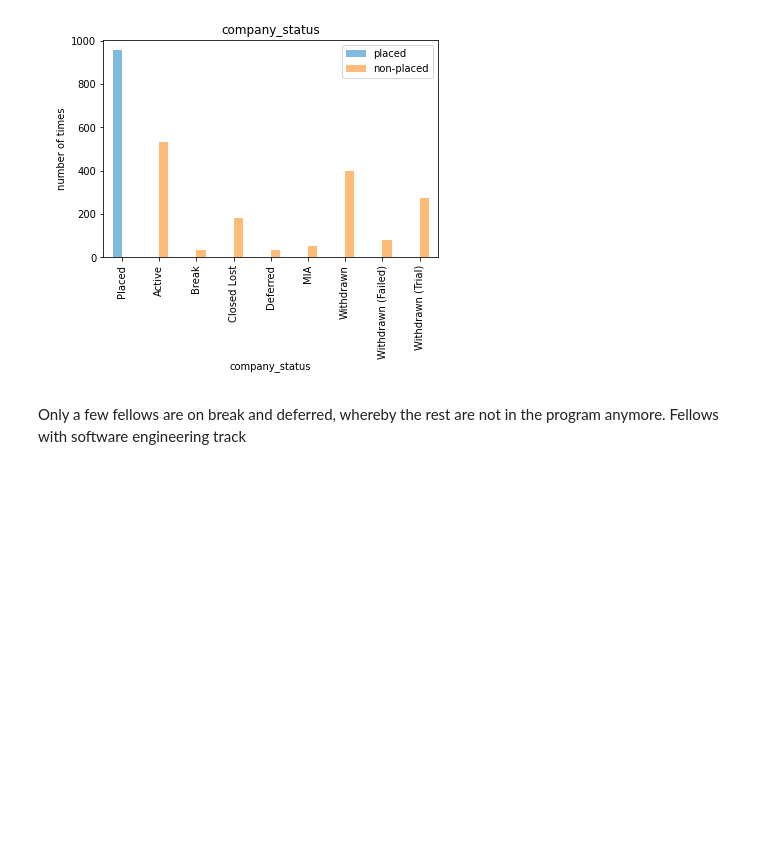
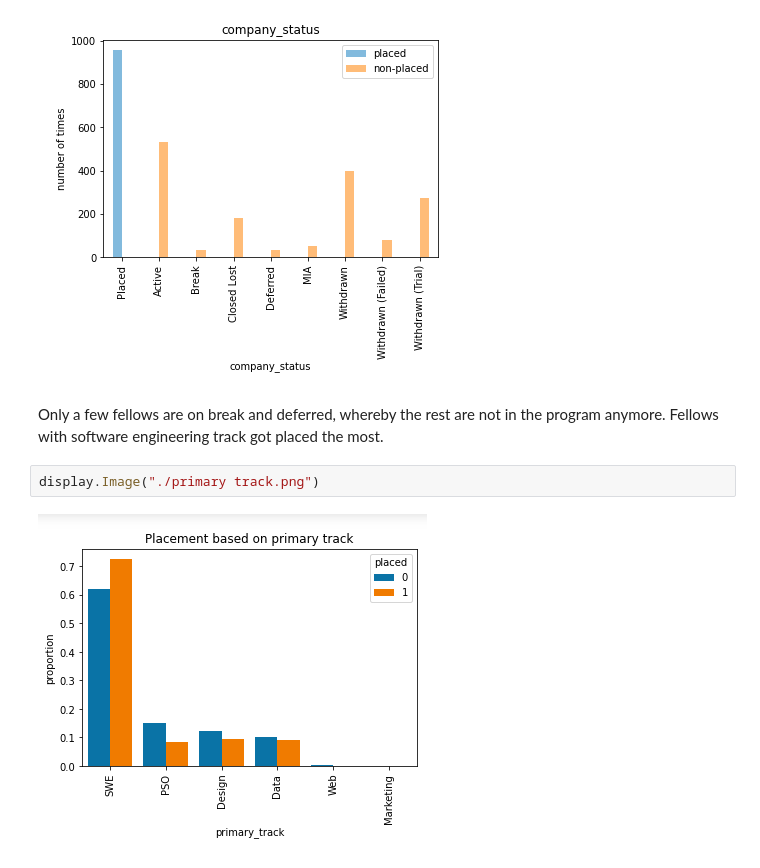
Before and after one commit to samokoye/Machine-Learning, a Jupyter notebook: Pathrise Business Analysis/README.ipynb, the cells around one changed output. Saved outputs shown, nothing was run; the diff lists cells and outputs as text; blank space fills up the shorter version.

```diff
--- a/Pathrise Business Analysis/README.ipynb
+++ b/Pathrise Business Analysis/README.ipynb
@@ -38,4 +38,8 @@ I explored the data and found interesting relationships between each of the colu
 # %% [output]
 [figure]
 # %% [markdown]
-Only a few fellows are on break and deferred, whereby the rest are not in the program anymore. Fellows with software engineering track
+Only a few fellows are on break and deferred, whereby the rest are not in the program anymore. Fellows with software engineering track got placed the most.
+# %%
+display.Image("./primary track.png")
+# %% [output]
+[figure, added]
```
Also changed, not shown: parts of 3 cells of this notebook, 2 other files.
